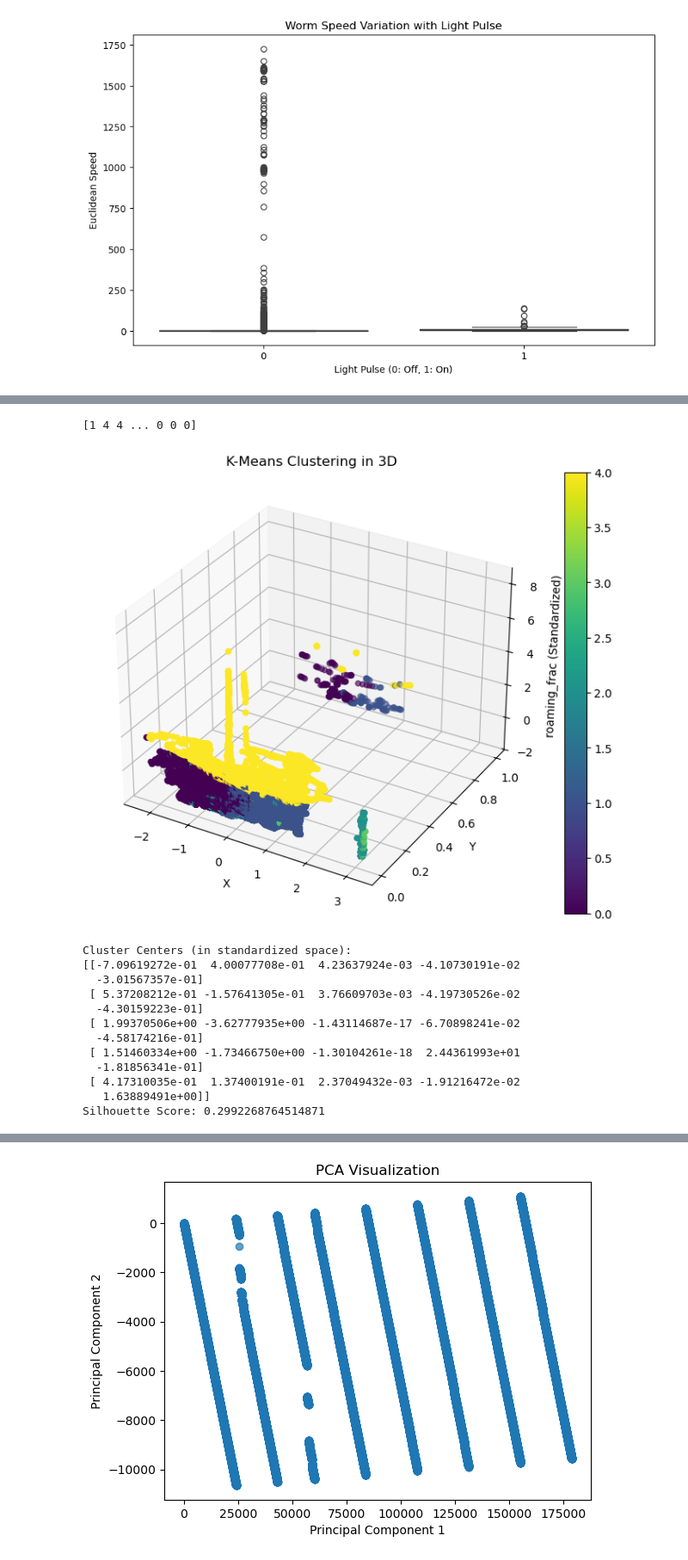
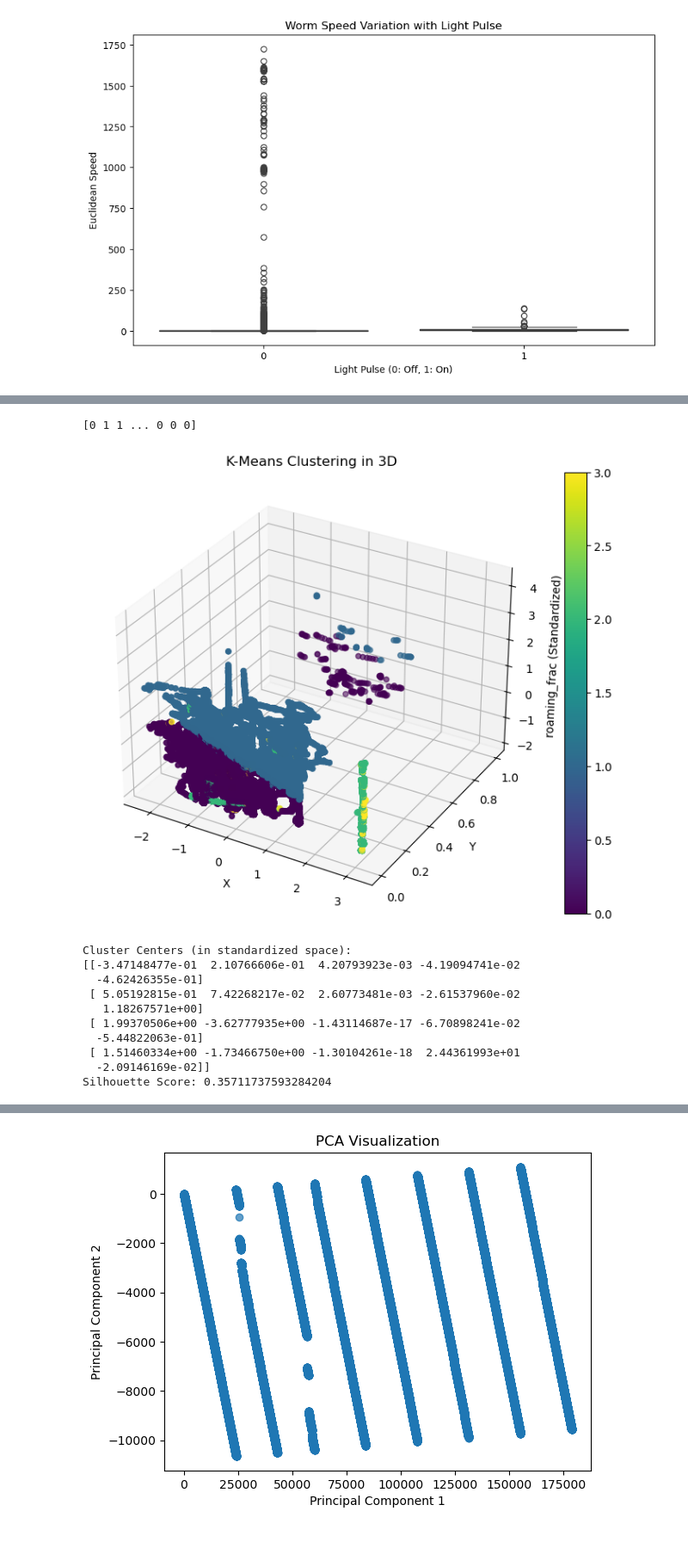
Before and after one commit to srsingh04/mlproject2, a Jupyter notebook: exploration_ATR.ipynb, the cells around one changed output, grey strips where cells are left out. Shown at 86% size. Drawn from its saved outputs; the diff is of its cells as text; code cells hidden in the pictures.

```diff
--- a/exploration_ATR.ipynb
+++ b/exploration_ATR.ipynb
@@ -4,6 +4,3 @@ import numpy as np
 import pandas as pd
 import os
 import matplotlib.pyplot as plt
-# %%
-csv = 'Optogenetics-20241202T112946Z-001/Optogenetics/ATR-/speeds_and_coordinates_02piworm16_2_updated.csv'# Read the CSV file
-data = pd.read_csv(csv)
@@ -251 +98,37 @@ data.head()
+# %%
+threshold = 500
+tolerance_speed = 0.1
+speed_difference_threshold = 100
+INTERVAL = 900
+THEC = 3
+
+def data_preprocess(file_csv):
+    data = pd.read_csv(file_csv)
+
+    data = data.dropna(subset=['X', 'Y']) # Drop rows with missing X or Y values
+    data = data.reset_index(drop=True)
+
+    data["continuous_frames"] = data.index + 1
+
+
+    data['Instantaneous Distance'] = np.sqrt(
+        (data['X'].diff() ** 2) + (data['Y'].diff() ** 2)
+    ).fillna(0)
+    data['Total Distance'] = data['Instantaneous Distance'].cumsum()
+    data['Angle'] = np.arctan2(data['Y'].diff(), data['X'].diff()).fillna(0)
+    data['Angular Change'] = data['Angle'].diff().abs().fillna(0)
+
+
+    data['euclidean_speed'] = np.sqrt((data['X'].diff())**2 + (data['Y'].diff())**2) * 2
+    data['euclidean_speed'] = data['euclidean_speed'].shift(-1)
+
+
+    data['speed_diff'] = data['euclidean_speed'] - data['Speed']
+    data['speed_diff'] = np.where(abs(data['speed_diff']) < 0.01, 0, data['speed_diff'])
+
+    time_columns = calculate_time_units(data['continuous_frames'])
+    data = pd.concat([data, time_columns], axis=1)
+    data = calculate_speed_variability(data, interval=INTERVAL, THEC=THEC)
+
+    return data
 # %%
@@ -537,7 +292,7 @@ features_cluster = ['X', 'Y', 'Light_Pulse', 'euclidean_speed', 'roaming_frac']
 cluster_data = data[features_cluster]
 cluster_data = cluster_data.fillna(0)
 
-kmeans = KMeans(n_clusters=5)
+kmeans = KMeans(n_clusters=4)
 kmeans.fit(cluster_data)
 labels = kmeans.labels_
 #data['Cluster'] = labels
@@ -555,47 +310,45 @@ z = cluster_data.values[:, 4]  # Roaming Fraction
 ax.scatter(x, y, z, c=labels, cmap='viridis', marker='o')
 
 # Add labels and title
 ax.set_xlabel('X')
 ax.set_ylabel('Y')
 ax.set_zlabel('roaming_frac (Standardized)')
 ax.set_title('K-Means Clustering in 3D')
 
 # Show colorbar to show which color corresponds to which cluster
 plt.colorbar(ax.scatter(x, y, z, c=labels, cmap='viridis', marker='o'))
 
 plt.show()
 
 '''
 plt.scatter(cluster_data.values[:, 2], cluster_data.values[:, 3], c=labels, cmap='viridis')
 plt.xlabel('Speed (Standardized)')
 plt.ylabel('Instantaneous Distance (Standardized)')
 plt.title('K-Means Clustering on Standardized Data')
 plt.colorbar(label='Cluster')
 plt.show()
 '''
 # check the cluster centers
 print("Cluster Centers (in standardized space):")
 print(kmeans.cluster_centers_)
 
 # evaluate the clustering with silhouette score
 from sklearn.metrics import silhouette_score
 silhouette_avg = silhouette_score(cluster_data, labels)
 print(f'Silhouette Score: {silhouette_avg}')
 # %% [output]
-[1 4 4 ... 0 0 0]
+[0 1 1 ... 0 0 0]
-[figure, old version]
+[figure, new version]
 Cluster Centers (in standardized space):
-[[-7.09619272e-01  4.00077708e-01  4.23637924e-03 -4.10730191e-02
-  -3.01567357e-01]
- [ 5.37208212e-01 -1.57641305e-01  3.76609703e-03 -4.19730526e-02
-  -4.30159223e-01]
+[[-3.47148477e-01  2.10766606e-01  4.20793923e-03 -4.19094741e-02
+  -4.62426355e-01]
+ [ 5.05192815e-01  7.42268217e-02  2.60773481e-03 -2.61537960e-02
+   1.18267571e+00]
  [ 1.99370506e+00 -3.62777935e+00 -1.43114687e-17 -6.70898241e-02
-  -4.58174216e-01]
+  -5.44822063e-01]
  [ 1.51460334e+00 -1.73466750e+00 -1.30104261e-18  2.44361993e+01
-  -1.81856341e-01]
- [ 4.17310035e-01  1.37400191e-01  2.37049432e-03 -1.91216472e-02
-   1.63889491e+00]]
-Silhouette Score: 0.2992268764514871
+  -2.09146169e-02]]
+Silhouette Score: 0.35711737593284204
 # %%
 k_range = range(1, 11)
 
```
Also changed, not shown: parts of 18 cells of this notebook, 1 other file.
